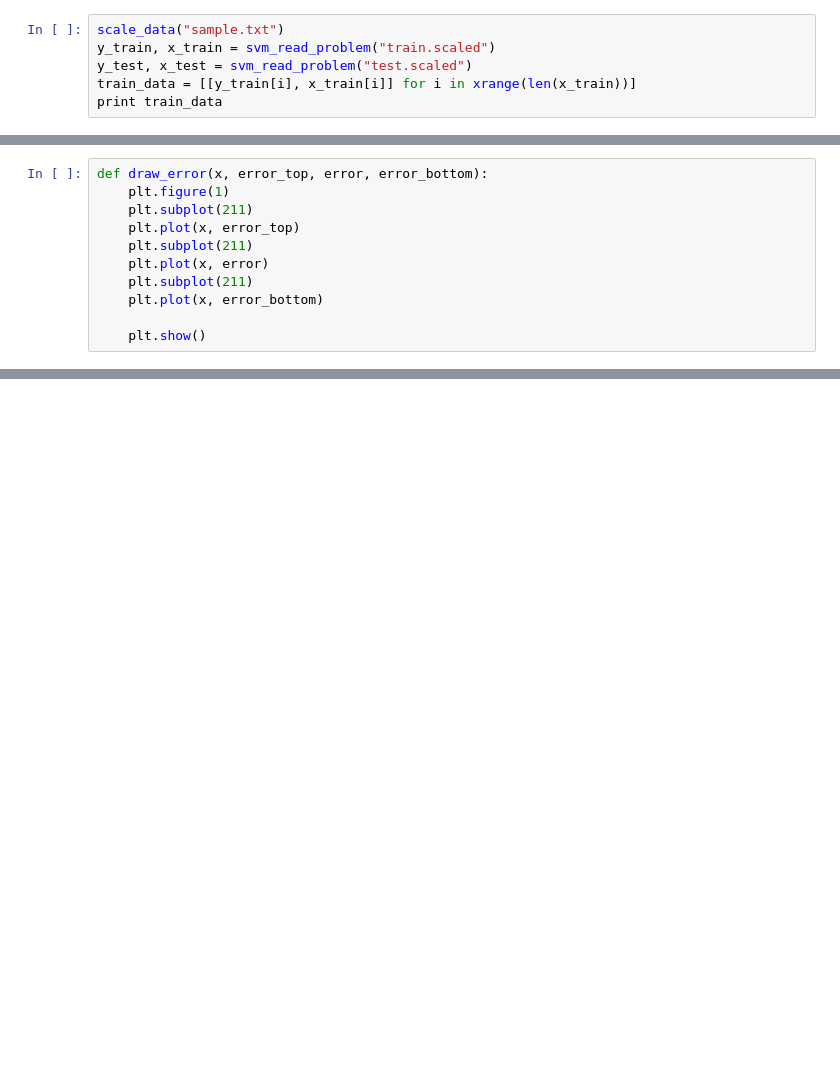
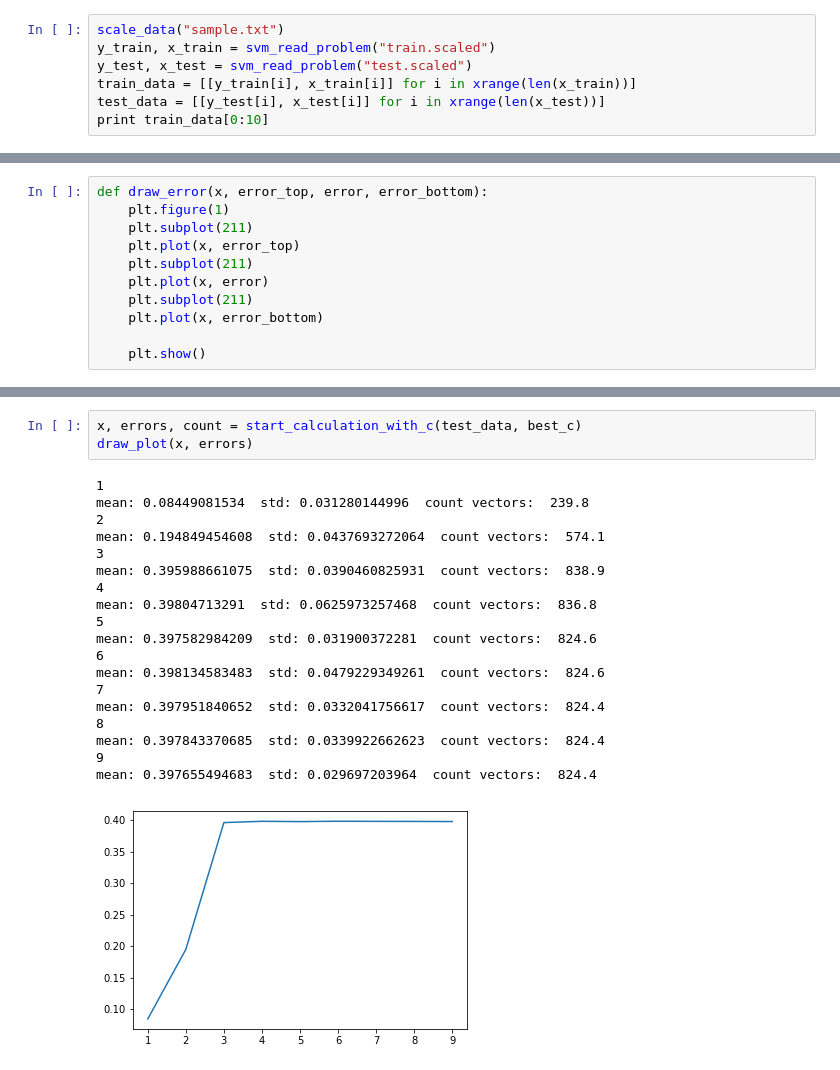
Before and after one commit to BondarovitchAA/ML, a Jupyter notebook: HM8.ipynb, the cells around one changed output, grey strips where cells are left out. Drawn from its saved outputs; the diff is of its cells as text; blank space fills up the shorter version.

```diff
--- a/HM8.ipynb
+++ b/HM8.ipynb
@@ -109,7 +112,8 @@ scale_data("sample.txt")
 y_train, x_train = svm_read_problem("train.scaled")
 y_test, x_test = svm_read_problem("test.scaled")
 train_data = [[y_train[i], x_train[i]] for i in xrange(len(x_train))]
-print train_data
+test_data = [[y_test[i], x_test[i]] for i in xrange(len(x_test))]
+print train_data[0:10]
 # %% [output]
 [[0.0, {1: 0.0176211, 2: 0.0119048, 3: 0.0333333, 36: 0.0735294, 5: 0.0880088, 6: 0.0136054, 8: 0.0429043, 42: 0.00560224, 43: 0.022409, 12: 0.350569, 13: 0.0306306, 16: 0.004, 49: 0.00524515, 50: 0.0 ...
 # %%
@@ -254,0 +289,23 @@ start_calculation_with_c(train_data, best_c)
+# %%
+x, errors, count = start_calculation_with_c(test_data, best_c)
+draw_plot(x, errors)
+# %% [output]
+1
+mean: 0.08449081534  std: 0.031280144996  count vectors:  239.8
+2
+mean: 0.194849454608  std: 0.0437693272064  count vectors:  574.1
+3
+mean: 0.395988661075  std: 0.0390460825931  count vectors:  838.9
+4
+mean: 0.39804713291  std: 0.0625973257468  count vectors:  836.8
+5
+mean: 0.397582984209  std: 0.031900372281  count vectors:  824.6
+6
+mean: 0.398134583483  std: 0.0479229349261  count vectors:  824.6
+7
+mean: 0.397951840652  std: 0.0332041756617  count vectors:  824.4
+8
+mean: 0.397843370685  std: 0.0339922662623  count vectors:  824.4
+9
+mean: 0.397655494683  std: 0.029697203964  count vectors:  824.4
+[figure, added]
```
Also changed, not shown: parts of 17 cells of this notebook.
